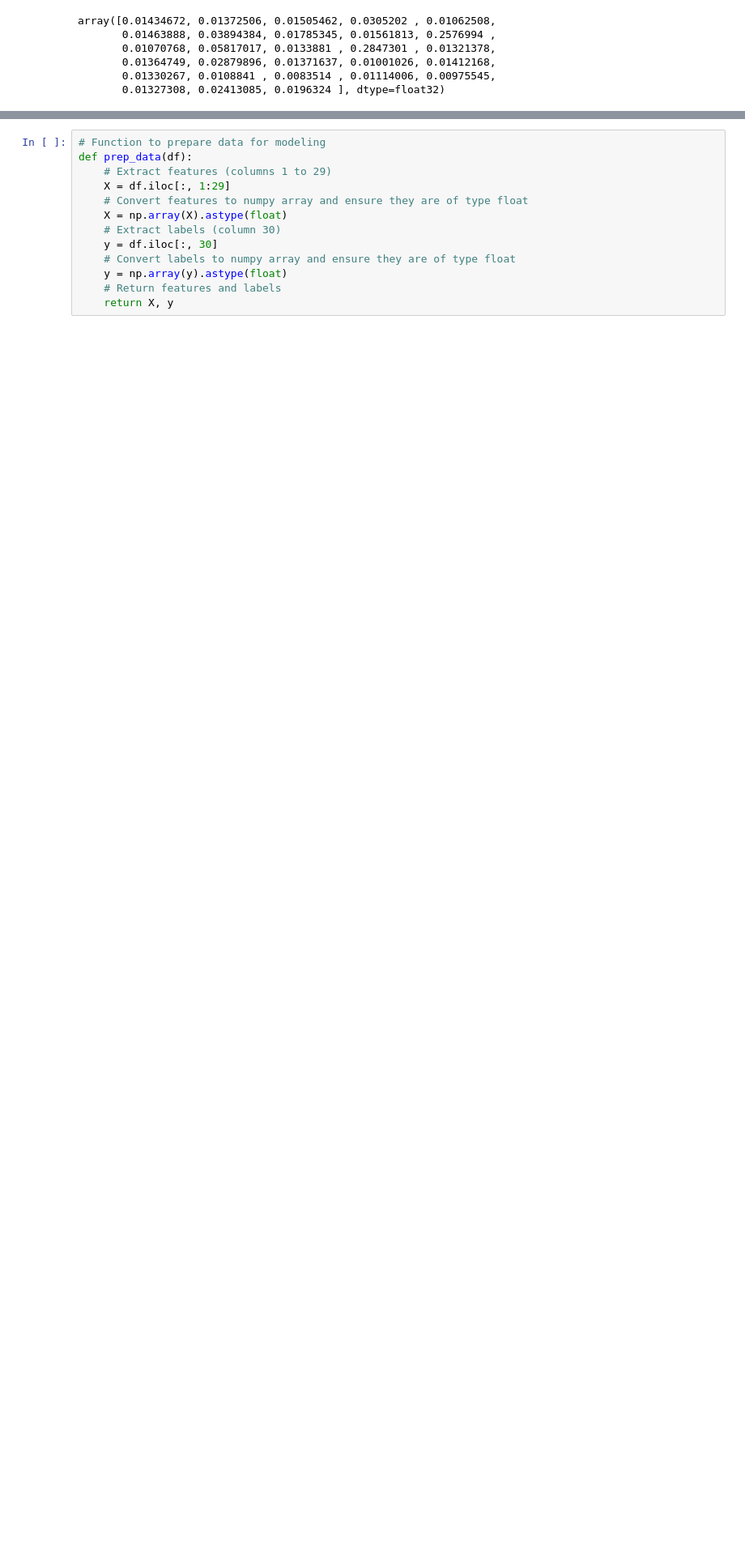
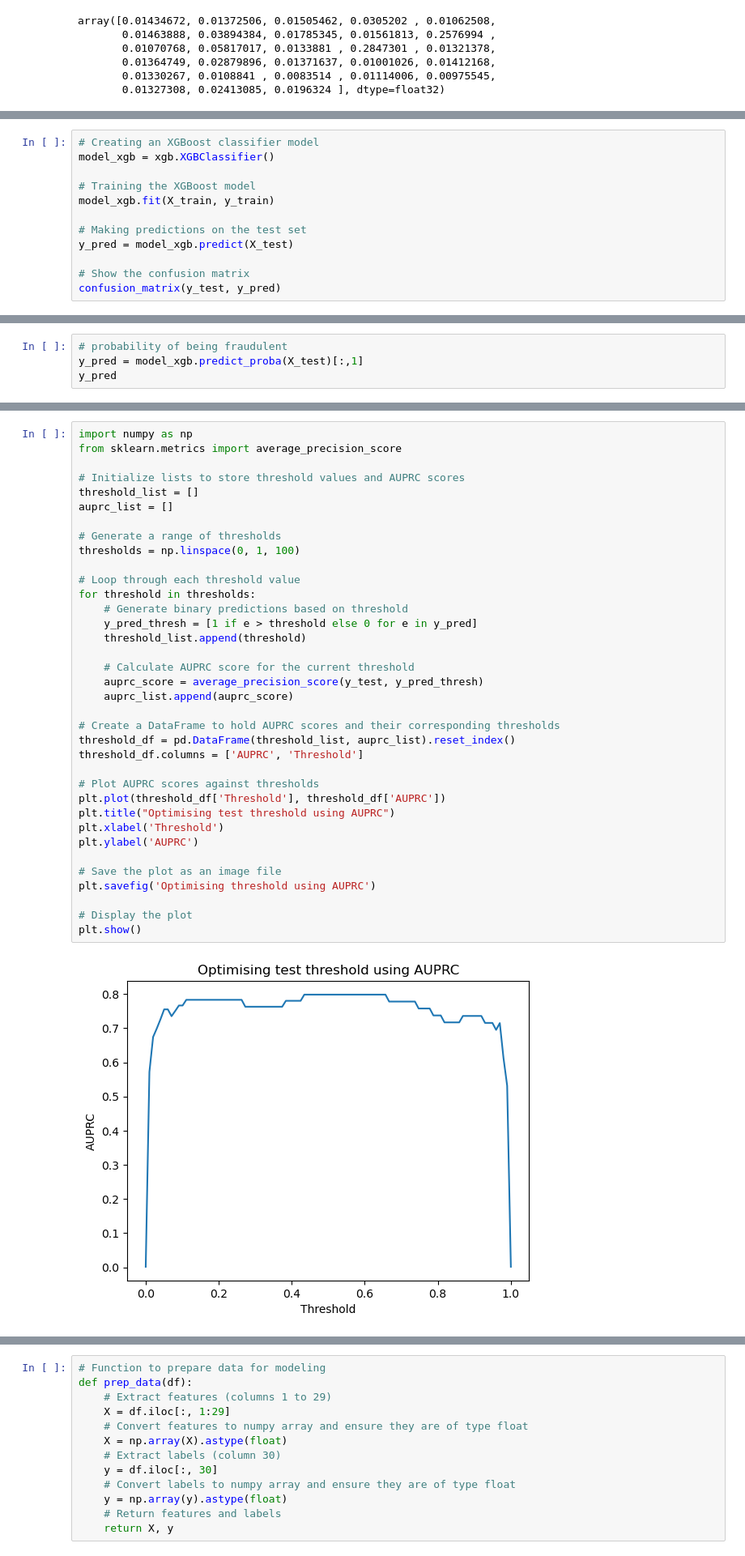
Before and after one commit to mmikayelyan/Detecting-Financial-Fraud-with-Machine-Learning, a Jupyter notebook: Project_Code.ipynb, the cells around one changed output, grey strips where cells are left out. Shown at 81% size. Drawn from its saved outputs; the diff is of its cells as text; blank space fills up the shorter version.

```diff
--- a/Project_Code.ipynb
+++ b/Project_Code.ipynb
@@ -605,0 +864,12 @@ array([0.01434672, 0.01372506, 0.01505462, 0.0305202 , 0.01062508,
+# %%
+# Creating an XGBoost classifier model
+model_xgb = xgb.XGBClassifier()
+
+# Training the XGBoost model
+model_xgb.fit(X_train, y_train)
+
+# Making predictions on the test set
+y_pred = model_xgb.predict(X_test)
+
+# Show the confusion matrix
+confusion_matrix(y_test, y_pred)
@@ -605,0 +879,4 @@ array([0.01434672, 0.01372506, 0.01505462, 0.0305202 , 0.01062508,
+# %%
+# probability of being fraudulent
+y_pred = model_xgb.predict_proba(X_test)[:,1]
+y_pred
@@ -605,0 +886,38 @@ array([0.01434672, 0.01372506, 0.01505462, 0.0305202 , 0.01062508,
+# %%
+import numpy as np
+from sklearn.metrics import average_precision_score
+
+# Initialize lists to store threshold values and AUPRC scores
+threshold_list = []
+auprc_list = []
+
+# Generate a range of thresholds
+thresholds = np.linspace(0, 1, 100)
+
+# Loop through each threshold value
+for threshold in thresholds:
+    # Generate binary predictions based on threshold
+    y_pred_thresh = [1 if e > threshold else 0 for e in y_pred]
+    threshold_list.append(threshold)
+
+    # Calculate AUPRC score for the current threshold
+    auprc_score = average_precision_score(y_test, y_pred_thresh)
+    auprc_list.append(auprc_score)
+
+# Create a DataFrame to hold AUPRC scores and their corresponding thresholds
+threshold_df = pd.DataFrame(threshold_list, auprc_list).reset_index()
+threshold_df.columns = ['AUPRC', 'Threshold']
+
+# Plot AUPRC scores against thresholds
+plt.plot(threshold_df['Threshold'], threshold_df['AUPRC'])
+plt.title("Optimising test threshold using AUPRC")
+plt.xlabel('Threshold')
+plt.ylabel('AUPRC')
+
+# Save the plot as an image file
+plt.savefig('Optimising threshold using AUPRC')
+
+# Display the plot
+plt.show()
+# %% [output]
+[figure, added]
```
Also changed, not shown: parts of 46 cells of this notebook, 1 other file.
